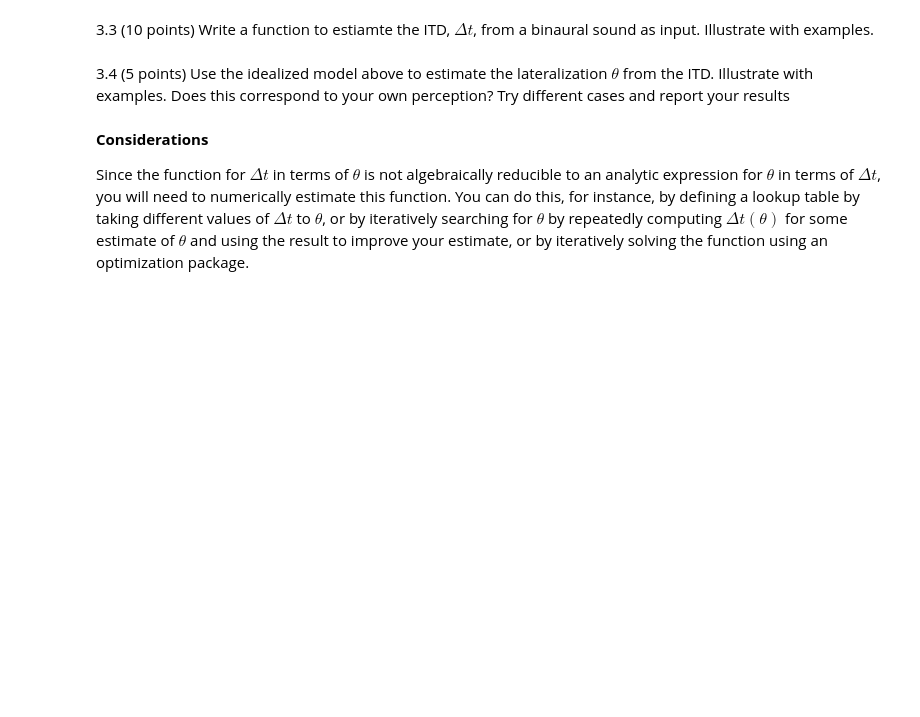
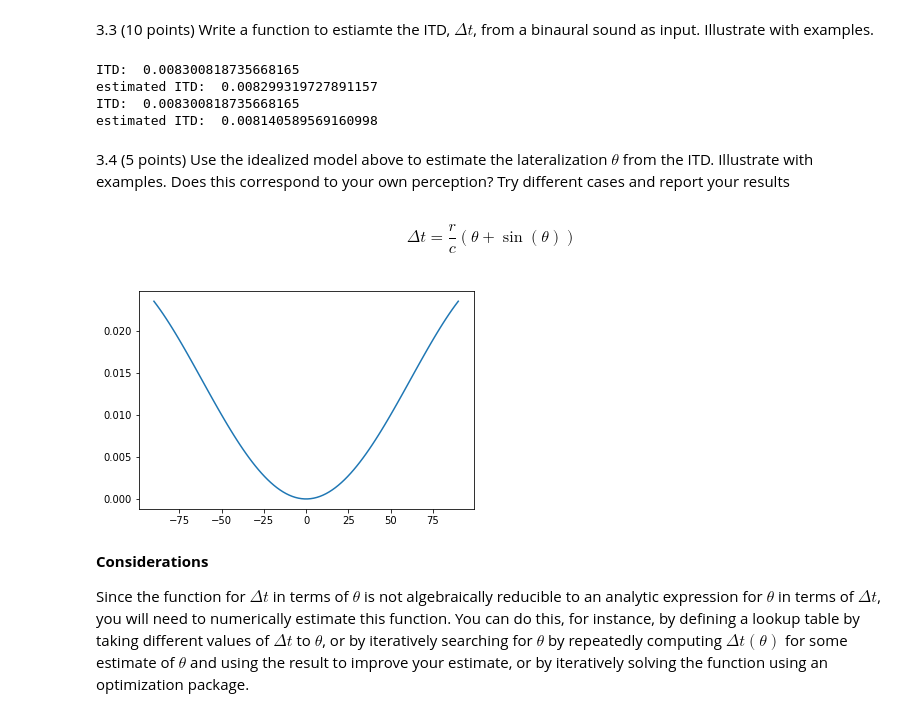
Before and after one commit to brennanmcfarland/computational-perception-class, a Jupyter notebook: CP-A3-bfm21.ipynb, the cells around one changed output. Drawn from its saved outputs; the diff is of its cells as text; code cells hidden in the pictures; blank space fills up the shorter version.

```diff
--- a/CP-A3-bfm21.ipynb
+++ b/CP-A3-bfm21.ipynb
@@ -359,5 +367,39 @@ play_sound(stereo_sound, srate, channels=2)
+# %%
+# demonstrate with sine wave
+angle = 45
+sine_srate = 44100
+sine_domain, sine_codomain = sine_wave(freq=100, secs=1, srate=sine_srate, return_domain=True)
+sine_sound_wave = SoundWave(sine_domain, sine_codomain, sine_srate)
+
+# demonstrate with real sound
+real_srate, real_codomain = wavfile.read('note.wav')
+real_sound_wave = SoundWave(np.linspace(0, len(real_codomain) / real_srate, len(real_codomain)), real_codomain, real_srate)
+
+for sound_wave in (sine_sound_wave, real_sound_wave):
+    stereo_sound, channel_1, channel_2 = stereo_and_ramp(sound_wave.codomain, angle, sound_wave.srate, .2, print_itd=True)
+    print('estimated ITD: ', stereo_to_itd(stereo_sound, sound_wave.srate))
+    sound_len = len(stereo_sound[:, 0])
+# %% [output]
+ITD:  0.008300818735668165
+estimated ITD:  0.008299319727891157
+ITD:  0.008300818735668165
+estimated ITD:  0.008140589569160998
 # %% [markdown]
 3.4 (5 points)  Use the idealized model above to estimate the lateralization $\theta$ from the ITD.  Illustrate with examples.  Does this correspond to your own perception?  Try different cases and report your results
+# %% [markdown]
+$$ \Delta t = \frac{r}{c} (\theta+\sin(\theta)) $$
+# %%
+# TODO: this is a helper to figure out how to approximate, but may want to include in final version
+# we can save these values to a dictionary and make it a lookup table, it's faster in the long run
+def plot_itd():
+    angles = np.linspace(-90, 90, 100)
+    itds = [get_itd(angle) for angle in angles]
+    plt.plot(angles, itds)
+
+
+plot_itd()
+# %% [output]
+[figure, added]
 # %% [markdown]
 **Considerations**
 
```
Also changed, not shown: parts of 4 cells of this notebook.
